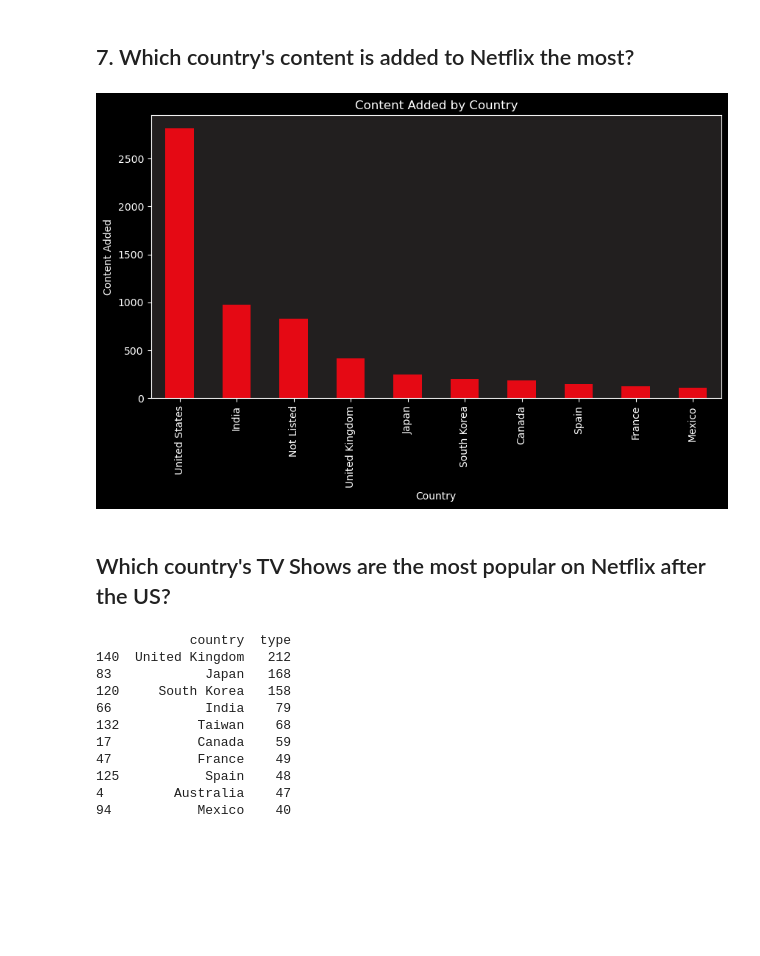
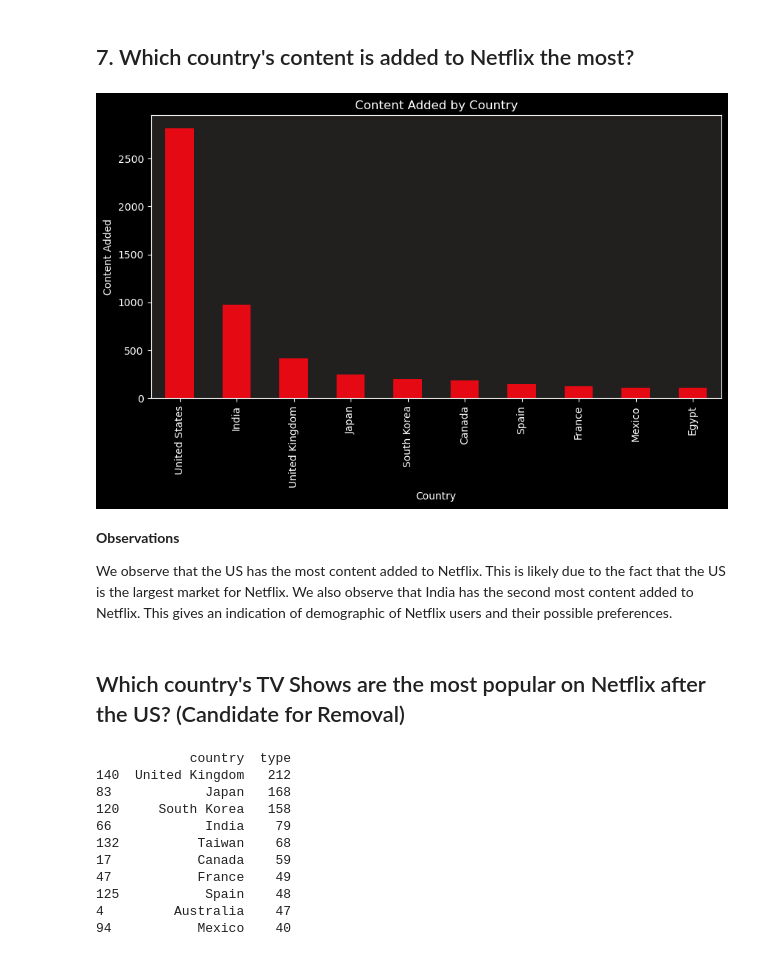
Before and after one commit to bhagirathbhard/Analysis-Netflix-Content-Library, a Jupyter notebook: A7-Netflix-Content-Analysis.ipynb, the cells around one changed output. Saved outputs shown, nothing was run; the diff lists cells and outputs as text; code cells hidden in the pictures; blank space fills up the shorter version.

```diff
--- a/A7-Netflix-Content-Analysis.ipynb
+++ b/A7-Netflix-Content-Analysis.ipynb
@@ -1166,20 +1166,24 @@ Moving further into the analysis, it is worthwhile to review the Genres which Ne
 # %%
 #Fix colab background
 plt.style.use('dark_background')
-#Plot country that has most shows and movies on Netflix after the US
-netflix_ds['country'].value_counts().sort_values(ascending=False).head(10).plot(kind='bar', figsize=(10,5), color='#E50914')
+#Plot countries column except 'Not Listed'
+netflix_ds[netflix_ds['country']!='Not Listed']['country'].value_counts().head(10).plot(kind='bar', figsize=(10,5), color='#E50914')
 #background color
 ax = plt.gca()
 ax.set_facecolor('#221f1f')
 #Label the plot
 plt.xlabel('Country')
 plt.ylabel('Content Added')
 plt.title('Content Added by Country')
 plt.show()
 # %% [output]
-[figure, old version]
+[figure, new version]
+# %% [markdown]
+**Observations**
+
+We observe that the US has the most content added to Netflix. This is likely due to the fact that the US is the largest market for Netflix. We also observe that India has the second most content added to Netflix. This gives an indication of demographic of Netflix users and their possible preferences.
 # %% [markdown]
-## Which country's TV Shows are the most popular on Netflix after the US?
+## Which country's TV Shows are the most popular on Netflix after the US? (Candidate for Removal)
 # %%
 country_content = netflix_ds[(netflix_ds["type"] == "TV Show") & (netflix_ds["type"] != "Not Listed") & (netflix_ds["country"] != "Not Listed") & (netflix_ds["country"] != "United States")]
 countrywise = country_content.groupby("country",as_index= False)["type"].count()
```
Also changed, not shown: parts of 16 cells of this notebook.
